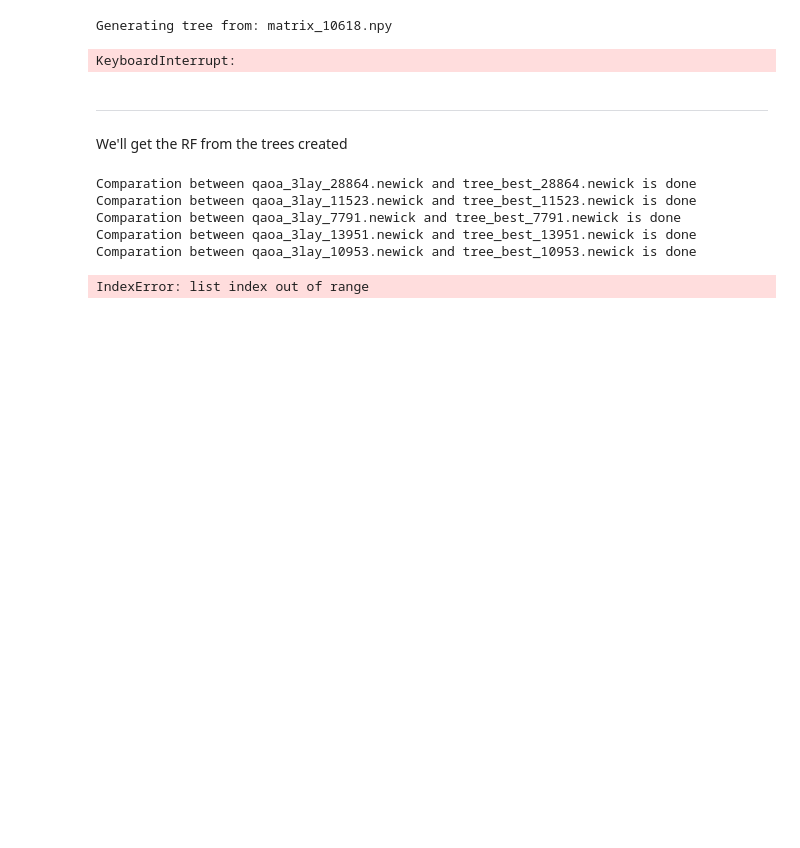
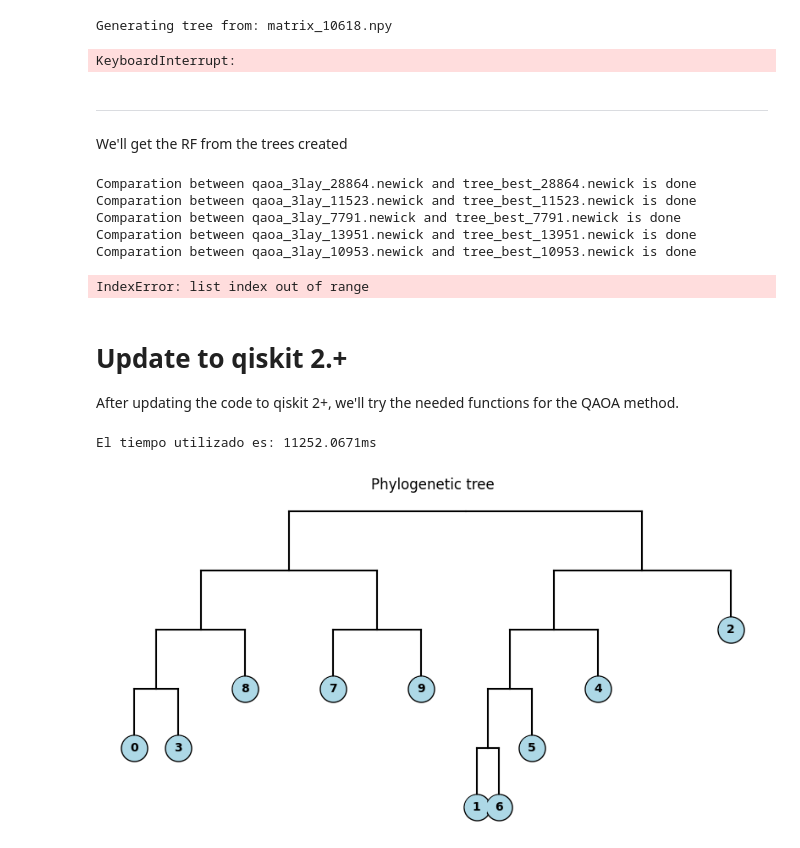
Before and after one commit to Nicofero/PhyloTree_ReConst, a Jupyter notebook: qaoa_phylo_tree.ipynb, the cells around one changed output. Saved outputs shown, nothing was run; the diff lists cells and outputs as text; code cells hidden in the pictures; blank space fills up the shorter version.

```diff
--- a/qaoa_phylo_tree.ipynb
+++ b/qaoa_phylo_tree.ipynb
@@ -891,3 +889,42 @@ Comparation between qaoa_3lay_7791.newick and tree_best_7791.newick is done
 Comparation between qaoa_3lay_13951.newick and tree_best_13951.newick is done
 Comparation between qaoa_3lay_10953.newick and tree_best_10953.newick is done
 IndexError: list index out of range
+# %% [markdown]
+# **Update to qiskit 2.+**
+
+After updating the code to qiskit 2+, we'll try the needed functions for the QAOA method.
+# %%
+from qa_functions import *
+from qaoa_functions import *
+import time
+import re
+from qiskit.visualization import plot_histogram
+import os
+timer = Timer(0.0)
+# matrix = np.array( [[ 0, 92, 73, 78, 92],
+#                     [92,  0, 21, 49, 34],
+#                     [73, 21,  0, 35, 63],
+#                     [78, 49, 35,  0, 29],
+#                     [92, 34, 63, 29,  0]])
+
+matrix = np.array([[  0.,   4.,  70.,  88.,  30.,  36.,  23.,   5.,  72.,  36.],
+       [  4.,   0.,  33.,  89.,   9.,  23.,  18.,   9.,  60.,  79.],
+       [ 70.,  33.,   0.,  36.,  15., 100.,   7.,  14.,  10.,  18.],
+       [ 88.,  89.,  36.,   0.,   6.,  35.,  69.,  96.,  67.,  15.],
+       [ 30.,   9.,  15.,   6.,   0.,  66.,  54.,  45.,  77.,  49.],
+       [ 36.,  23., 100.,  35.,  66.,   0.,  93.,   3.,  75.,  84.],
+       [ 23.,  18.,   7.,  69.,  54.,  93.,   0.,   2.,  43.,   1.],
+       [  5.,   9.,  14.,  96.,  45.,   3.,   2.,   0.,   6.,  86.],
+       [ 72.,  60.,  10.,  67.,  77.,  75.,  43.,   6.,   0.,  95.],
+       [ 36.,  79.,  18.,  15.,  49.,  84.,   1.,  86.,  95.,   0.]])
+
+sim = AerSimulator()
+sim.set_options(max_parallel_threads=0)
+sim.set_options(max_parallel_experiments=0)
+
+tree = qaoa_phylo_tree_qiskit(matrix,timer=timer,layers = 3)
+print(f'El tiempo utilizado es: {timer.value:.4f}ms')
+tree.display_tree()
+# %% [output]
+El tiempo utilizado es: 11252.0671ms
+[figure, added]
```
Also changed, not shown: parts of 2 cells of this notebook, 2 other files.
